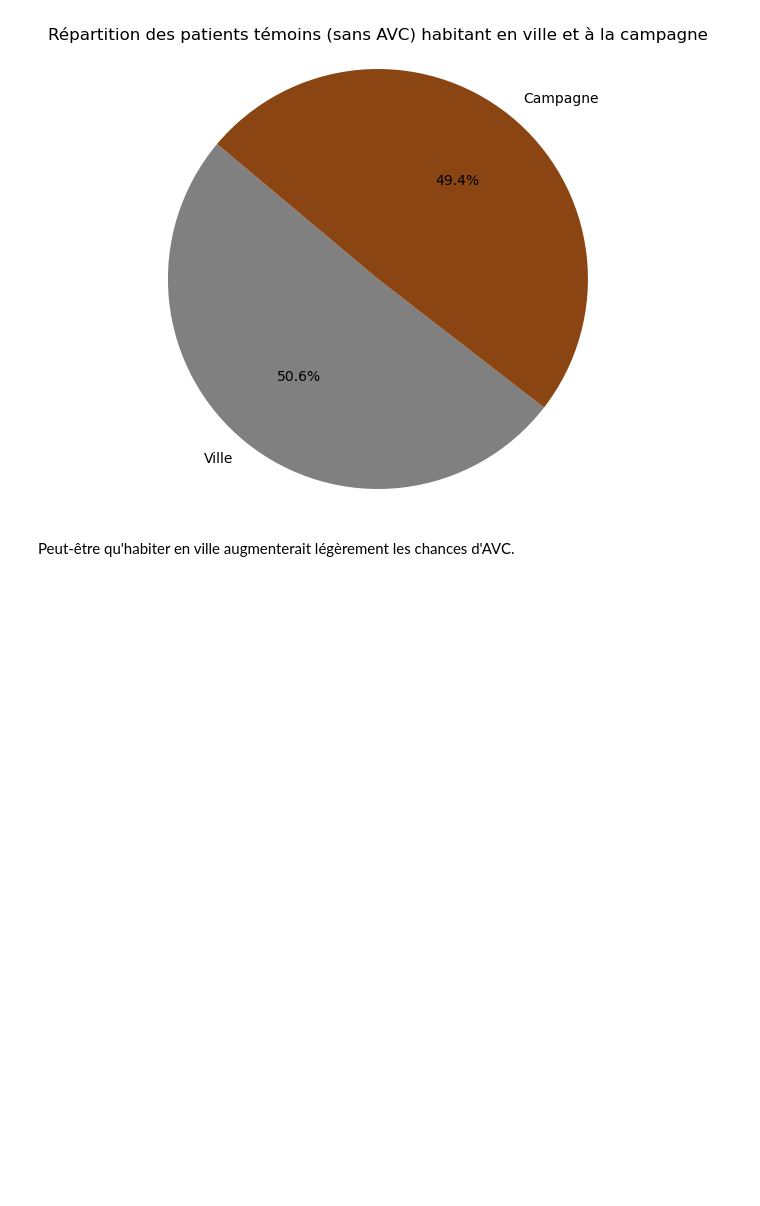
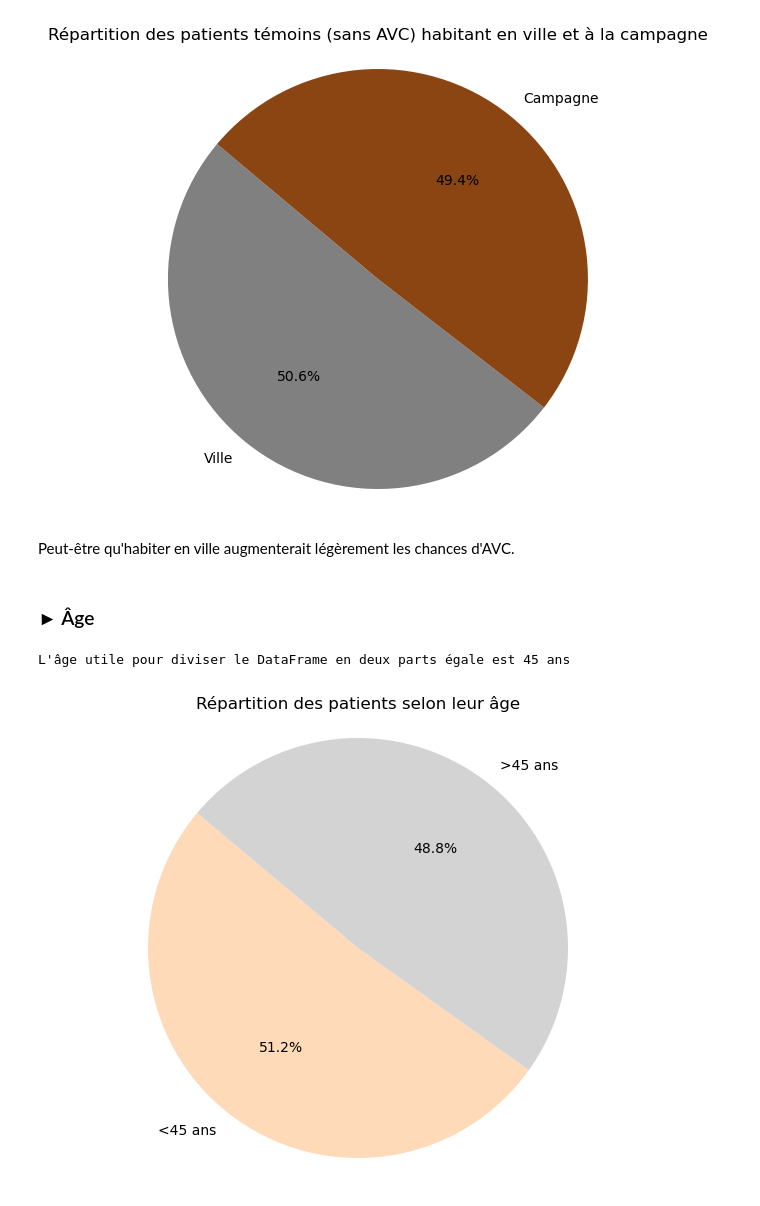
Before and after one commit to Antho-SJ/strocke-alert, a Jupyter notebook: Asj.ipynb, the cells around one changed output. Saved outputs shown, nothing was run; the diff lists cells and outputs as text; code cells hidden in the pictures; blank space fills up the shorter version.

```diff
--- a/Asj.ipynb
+++ b/Asj.ipynb
@@ -209,3 +209,25 @@ plt.show()
 [figure]
 # %% [markdown]
 Peut-être qu'habiter en ville augmenterait légèrement les chances d'AVC.
+# %% [markdown]
+### ► Âge
+# %%
+ages_tries = sorted(df['age'])
+print(f"L'âge adaptée pour diviser le DataFrame en deux parts égale est {int(ages_tries[len(ages_tries)//2])} ans")
+# %% [output]
+L'âge utile pour diviser le DataFrame en deux parts égale est 45 ans
+# %%
+jeunes = (df['age'] <= 45).sum()
+vieux = (df['age'] > 45).sum()
+
+nombre_patients = [jeunes, vieux]
+labels = ['<45 ans', '>45 ans']
+colors = ['#FFDAB9', 'lightgrey']
+
+plt.figure(figsize=(8, 6))
+plt.pie(nombre_patients, labels=labels, colors=colors, autopct='%1.1f%%', startangle=140)
+plt.title('Répartition des patients selon leur âge')
+plt.axis('equal')
+plt.show()
+# %% [output]
+[figure, added]
```
Also changed, not shown: parts of 3 cells of this notebook.
